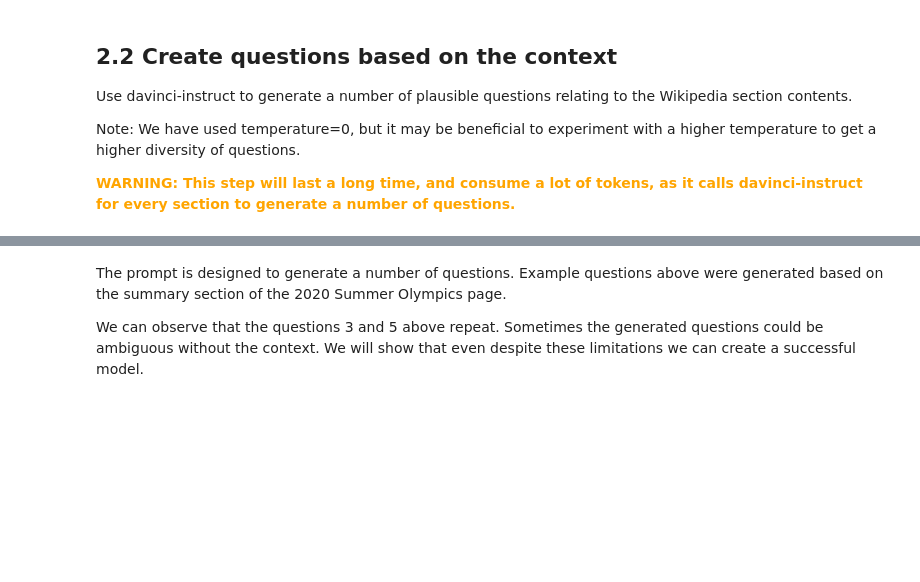
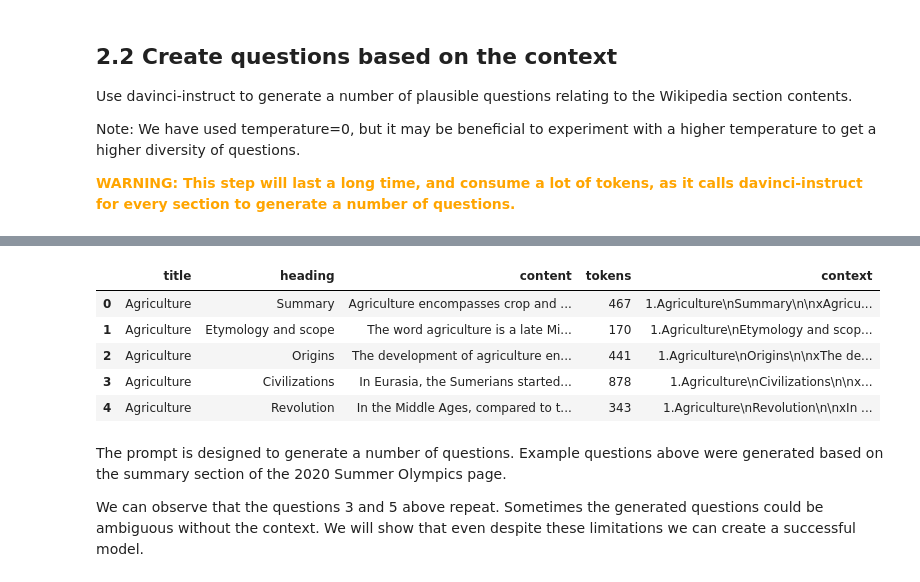
Before and after one commit to kuchiPie/Krishi-Guru, a Jupyter notebook: openai/olympics-2-create-qa.ipynb, the cells around one changed output, grey strips where cells are left out. Cells and saved outputs as stored; diff of their text form; code cells hidden in the pictures; blank space fills up the shorter version.

```diff
--- a/openai/olympics-2-create-qa.ipynb
+++ b/openai/olympics-2-create-qa.ipynb
@@ -31,8 +32,15 @@ Note: We have used temperature=0, but it may be beneficial to experiment with a
 <span style="color:orange; font-weight:bold">WARNING: This step will last a long time, and consume a lot of tokens, as it calls davinci-instruct for every section to generate a number of questions.</span>
 # %%
 import openai
+openai.api_key = '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'
 
-def get_questions(context):
+def get_questions(row):
+    # nonlocal cnt
+    # print(cnt)
+    # cnt += 1
+    context = row['context']
+    print(str(row.name/len(df) * 100) + ' % completed. Current Index:', row.name )
+
     try:
         response = openai.Completion.create(
             engine="davinci-instruct-beta-v3",
@@ -49,7 +57,14 @@ def get_questions(context):
         return ""
 
 
-df['questions']= df.context.apply(get_questions)
+
+df['questions'] = df.apply(get_questions, axis = 1)
 df['questions'] = "1." + df.questions
-print(df[['questions']].values[0][0])
+# print(df[['questions']].values[0][0])
+
+# for i, context in enumerate(df['questions']):
+#     questions = get_questions(context)
+#     questions = "1." + questions
+#     print(f"Row {i}: {questions}")
+#     df.at[i, 'questions'] = questions
 # %% [output]
@@ -57,3 +88,14 @@ print(df[['questions']].values[0][0])
+# %%
+df['context'] = "1." + df.context
+# %%
+df.head()
+# %% [output]
+|  | title | heading | content | tokens | context |
+| 0 | Agriculture | Summary | Agriculture encompasses crop and ... | 467 | 1.Agriculture\nSummary\n\nxAgricu... |
+| 1 | Agriculture | Etymology and scope | The word agriculture is a late Mi... | 170 | 1.Agriculture\nEtymology and scop... |
+| 2 | Agriculture | Origins | The development of agriculture en... | 441 | 1.Agriculture\nOrigins\n\nxThe de... |
+| 3 | Agriculture | Civilizations | In Eurasia, the Sumerians started... | 878 | 1.Agriculture\nCivilizations\n\nx... |
+| 4 | Agriculture | Revolution | In the Middle Ages, compared to t... | 343 | 1.Agriculture\nRevolution\n\nxIn ... |
 # %% [markdown]
 The prompt is designed to generate a number of questions. Example questions above were generated based on the summary section of the 2020 Summer Olympics page.
 
```
Also changed, not shown: parts of 3 cells of this notebook.
